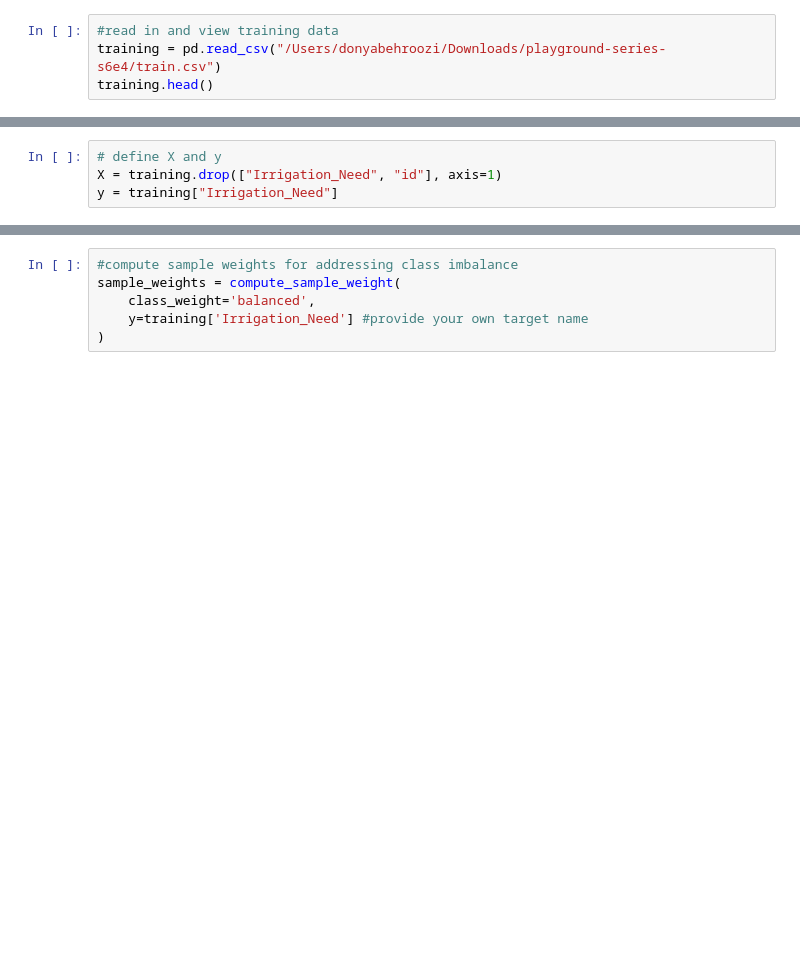
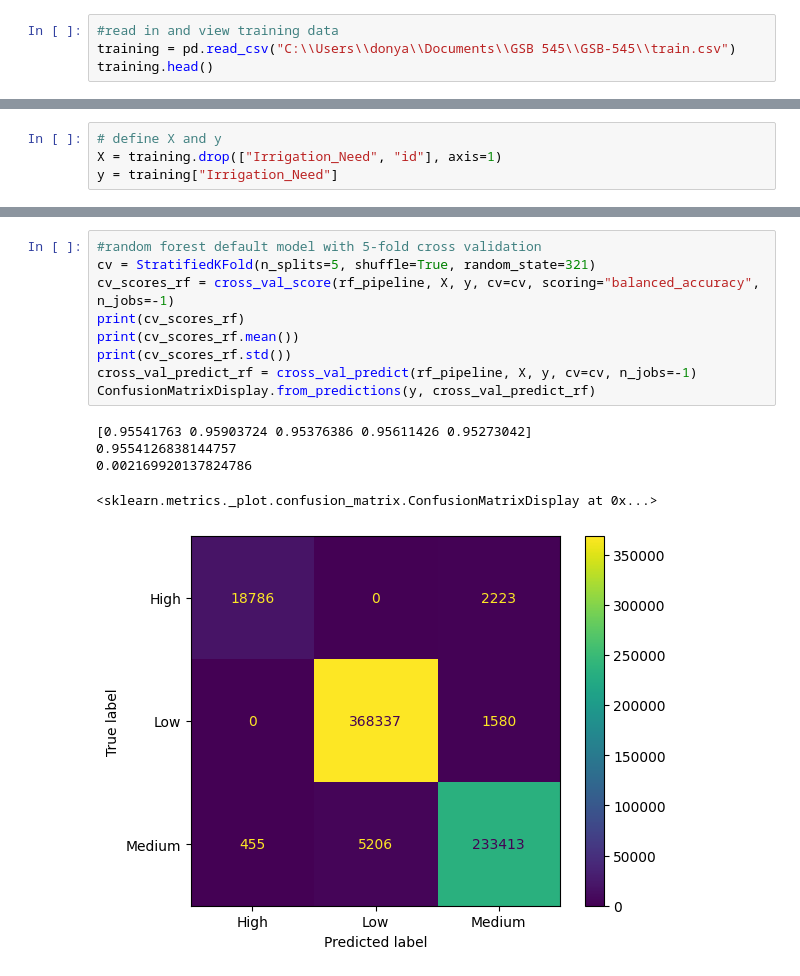
Before and after one commit to donya-beh/GSB-545, a Jupyter notebook: Kaggle Comp/Kaggle Homework-Donya Behroozi-donya_beh.ipynb, the cells around one changed output, grey strips where cells are left out. Drawn from its saved outputs; the diff is of its cells as text; blank space fills up the shorter version.

Commit message:
More default modeling

```diff
--- a/Kaggle Comp/Kaggle Homework-Donya Behroozi-donya_beh.ipynb
+++ b/Kaggle Comp/Kaggle Homework-Donya Behroozi-donya_beh.ipynb
@@ -38,7 +69,7 @@ from sklearn.utils.class_weight import compute_sample_weight
 # Exploratory Data Analysis
 # %%
 #read in and view training data
-training = pd.read_csv("/Users/donyabehroozi/Downloads/playground-series-s6e4/train.csv")
+training = pd.read_csv("C:\\Users\\donya\\Documents\\GSB 545\\GSB-545\\train.csv")
 training.head()
 # %% [output]
 |  | id | Soil_Type | Soil_pH | Soil_Moisture | Organic_Carbon | Electrical_Conductivity | Temperature_C | ... |
@@ -465,6 +498,15 @@ catboost_pipeline = CatBoostClassifier()
-# %%
-#compute sample weights for addressing class imbalance
-sample_weights = compute_sample_weight(
-    class_weight='balanced',
-    y=training['Irrigation_Need'] #provide your own target name
-)
+# %%
+#random forest default model with 5-fold cross validation
+cv = StratifiedKFold(n_splits=5, shuffle=True, random_state=321)
+cv_scores_rf = cross_val_score(rf_pipeline, X, y, cv=cv, scoring="balanced_accuracy", n_jobs=-1)
+print(cv_scores_rf)
+print(cv_scores_rf.mean())
+print(cv_scores_rf.std())
+cross_val_predict_rf = cross_val_predict(rf_pipeline, X, y, cv=cv, n_jobs=-1)
+ConfusionMatrixDisplay.from_predictions(y, cross_val_predict_rf)
+# %% [output]
+[0.95541763 0.95903724 0.95376386 0.95611426 0.95273042]
+0.9554126838144757
+0.002169920137824786
+<sklearn.metrics._plot.confusion_matrix.ConfusionMatrixDisplay at 0x...>
+[figure, added]
```
Also changed, not shown: parts of 9 cells of this notebook.
